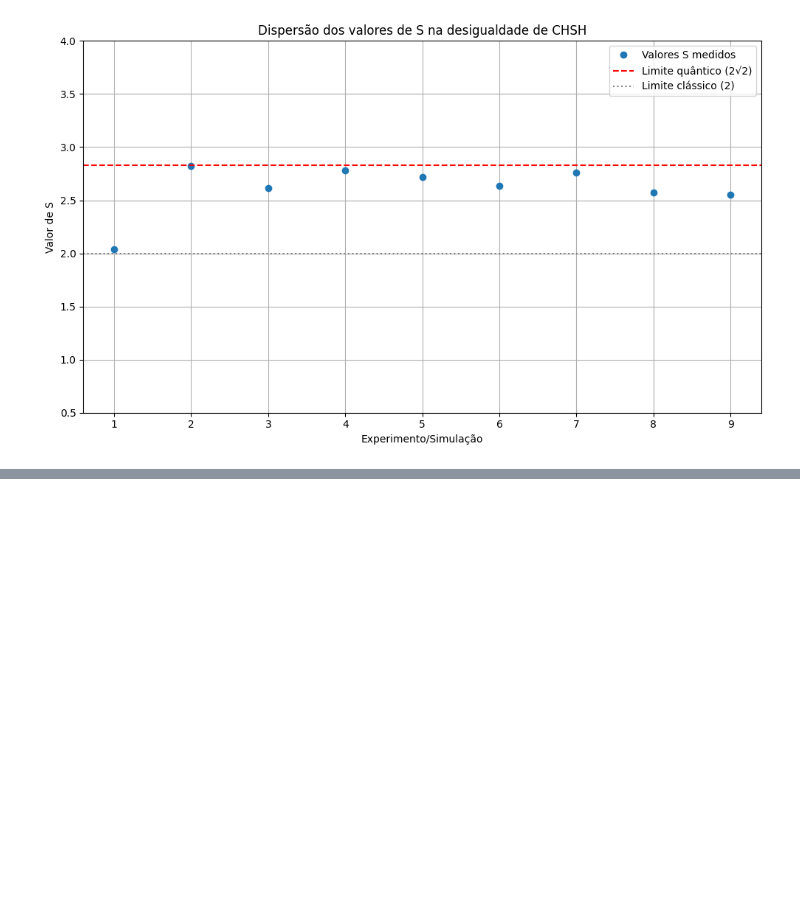
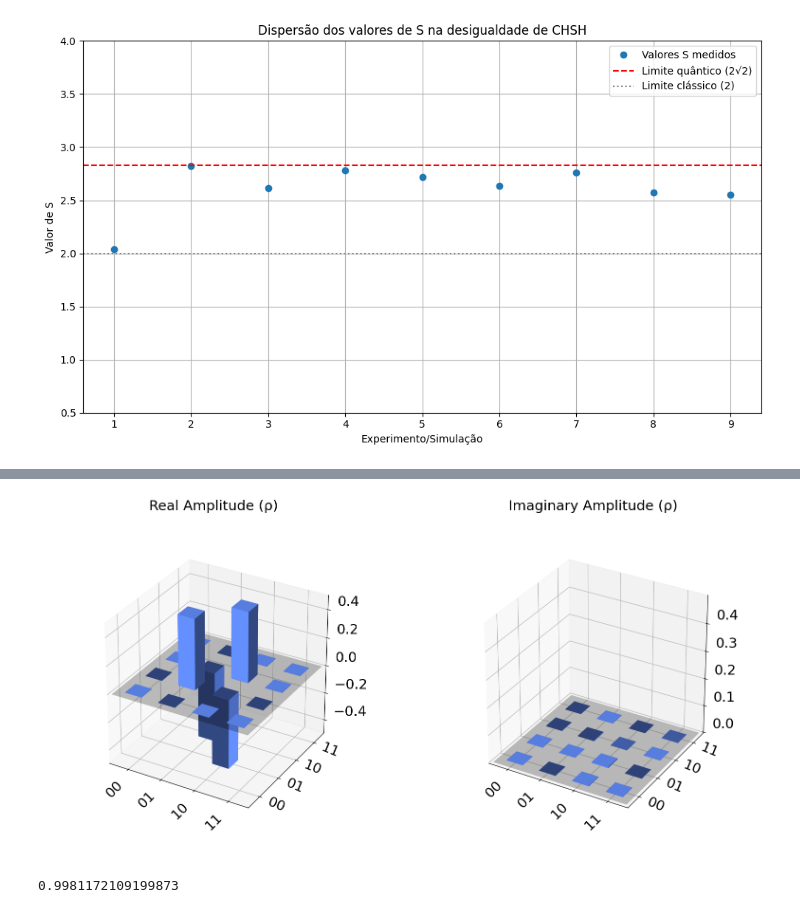
Before and after one commit to theianreis/Computa-o_qu-ntica, a Jupyter notebook: main/code/Algoritmos/Desigualdade_de_bell.ipynb/Primeiro_EME/Primeiro_EME-Desigualdade_de_Bell_(Sem Ruído).ipynb, the cells around one changed output, grey strips where cells are left out. Saved outputs shown, nothing was run; the diff lists cells and outputs as text; code cells hidden in the pictures; blank space fills up the shorter version.

```diff
--- a/main/code/Algoritmos/Desigualdade_de_bell.ipynb/Primeiro_EME/Primeiro_EME-Desigualdade_de_Bell_(Sem Ruído).ipynb
+++ b/main/code/Algoritmos/Desigualdade_de_bell.ipynb/Primeiro_EME/Primeiro_EME-Desigualdade_de_Bell_(Sem Ruído).ipynb
@@ -626,0 +662,7 @@ plt.show()
+# %%
+tomografia = StateTomography(qc)
+
+simulator = AerSimulator()
+result = tomografia.run(simulator, shots =40000).block_for_results()
+Estado_Bell_não_ideal =result.analysis_results("state").value
+print(Estado_Bell_não_ideal.data)
@@ -626,0 +678,9 @@ plt.show()
+# %%
+plot_state_city(Estado_Bell_não_ideal)
+# %% [output]
+[figure, added]
+# %%
+fidelidade = state_fidelity(Estado_bell_ideal, Estado_Bell_não_ideal)
+print(fidelidade)
+# %% [output]
+0.9981172109199873
```
Also changed, not shown: parts of 8 cells of this notebook, 2 other files.
